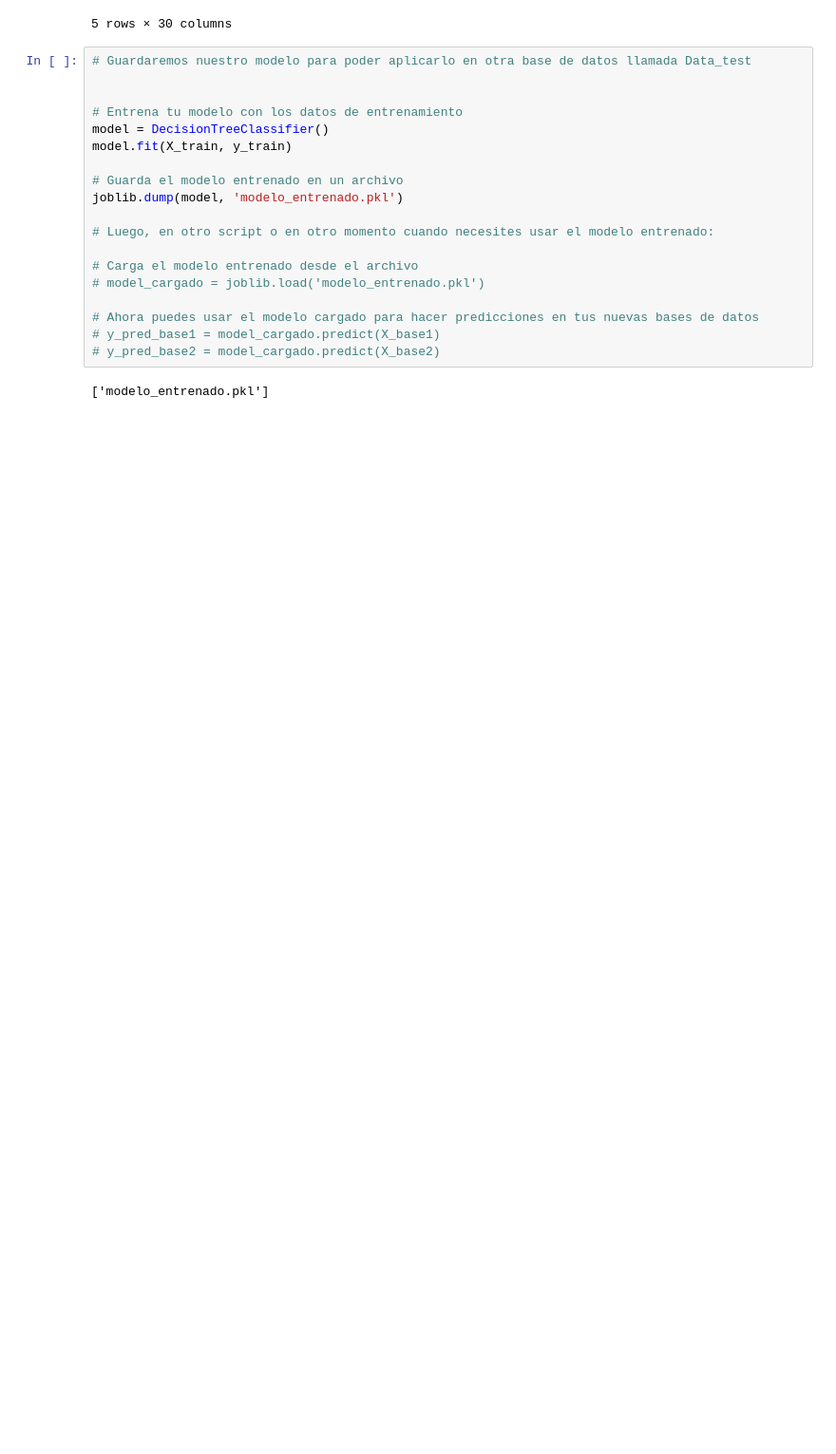
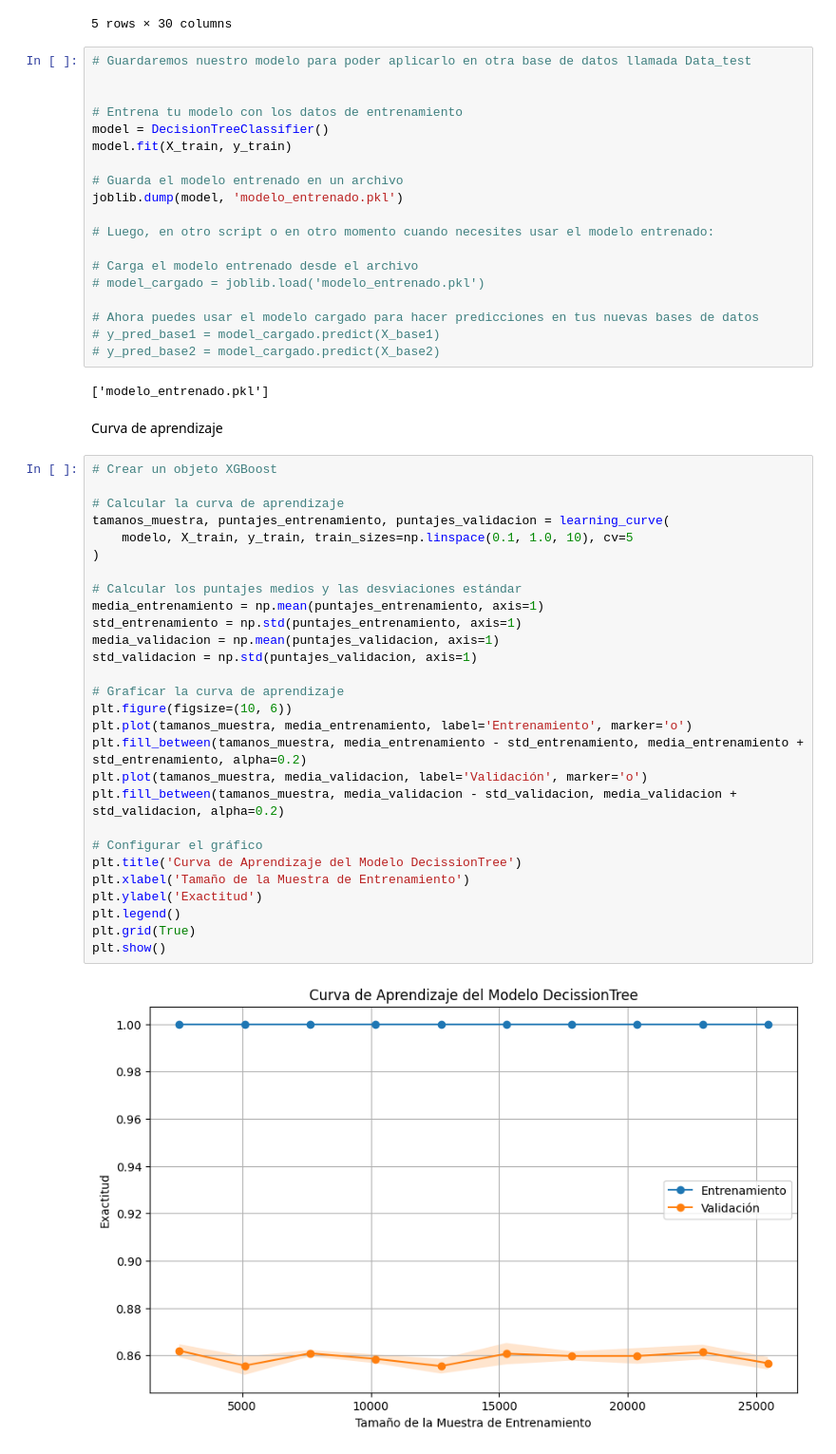
Before and after one commit to guillem-edo/AMACOR_Depositos, a Jupyter notebook: DATA/DecissionTree.ipynb, the cells around one changed output. Shown at 95% size. Cells and saved outputs as stored; diff of their text form; blank space fills up the shorter version.

Commit message:
Añadimos dos modelos

```diff
--- a/DATA/DecissionTree.ipynb
+++ b/DATA/DecissionTree.ipynb
@@ -242,3 +288,35 @@ joblib.dump(model, 'modelo_entrenado.pkl')
 # y_pred_base2 = model_cargado.predict(X_base2)
 # %% [output]
 ['modelo_entrenado.pkl']
+# %% [markdown]
+Curva de aprendizaje
+# %%
+# Crear un objeto XGBoost
+
+# Calcular la curva de aprendizaje
+tamanos_muestra, puntajes_entrenamiento, puntajes_validacion = learning_curve(
+    modelo, X_train, y_train, train_sizes=np.linspace(0.1, 1.0, 10), cv=5
+)
+
+# Calcular los puntajes medios y las desviaciones estándar
+media_entrenamiento = np.mean(puntajes_entrenamiento, axis=1)
+std_entrenamiento = np.std(puntajes_entrenamiento, axis=1)
+media_validacion = np.mean(puntajes_validacion, axis=1)
+std_validacion = np.std(puntajes_validacion, axis=1)
+
+# Graficar la curva de aprendizaje
+plt.figure(figsize=(10, 6))
+plt.plot(tamanos_muestra, media_entrenamiento, label='Entrenamiento', marker='o')
+plt.fill_between(tamanos_muestra, media_entrenamiento - std_entrenamiento, media_entrenamiento + std_entrenamiento, alpha=0.2)
+plt.plot(tamanos_muestra, media_validacion, label='Validación', marker='o')
+plt.fill_between(tamanos_muestra, media_validacion - std_validacion, media_validacion + std_validacion, alpha=0.2)
+
+# Configurar el gráfico
+plt.title('Curva de Aprendizaje del Modelo DecissionTree')
+plt.xlabel('Tamaño de la Muestra de Entrenamiento')
+plt.ylabel('Exactitud')
+plt.legend()
+plt.grid(True)
+plt.show()
+# %% [output]
+[figure, added]
```
Also changed, not shown: parts of 12 cells of this notebook, 3 other files.
